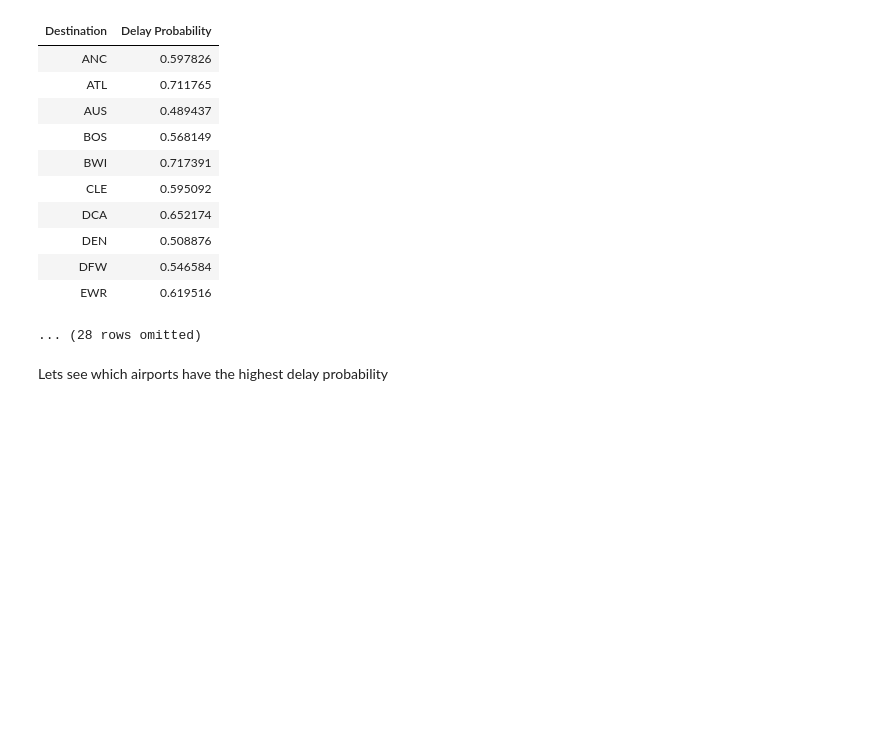
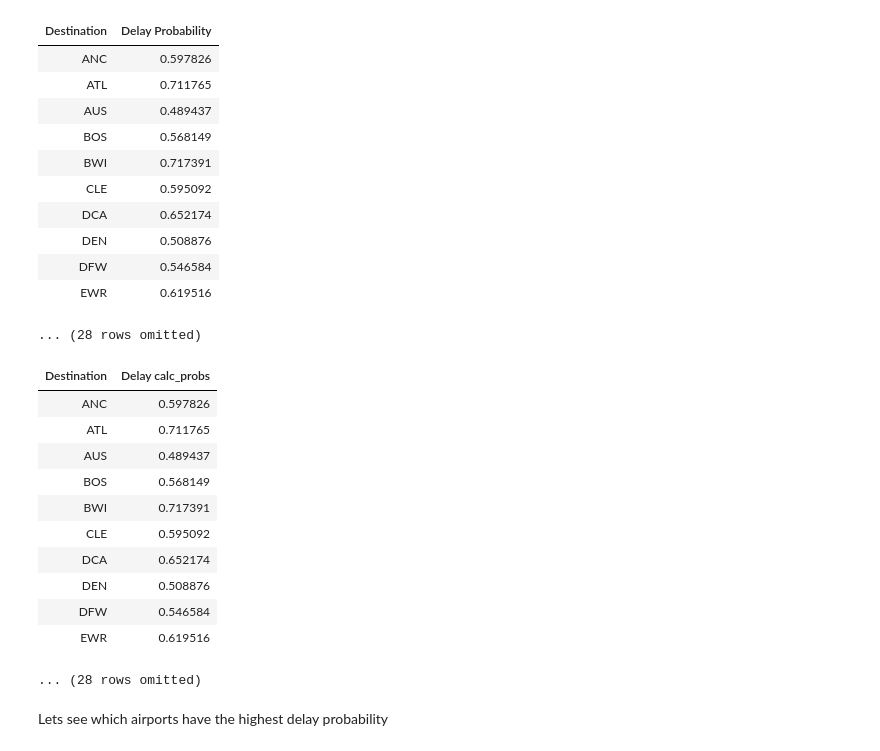
Before and after one commit to ucsb-ds/cmpsc5a-llm-fall24-students, a Jupyter notebook: lectures/Notebook-6.ipynb, the cells around one changed output. Saved outputs shown, nothing was run; the diff lists cells and outputs as text; code cells hidden in the pictures; blank space fills up the shorter version.

```diff
--- a/lectures/Notebook-6.ipynb
+++ b/lectures/Notebook-6.ipynb
@@ -402,9 +402,24 @@ delay_probabilities.relabeled('Delay', 'Delay Probability')
 # %%
 # Another way of doing it using methods we know!
 def calc_probs(delays):
+    """ # TODO write a sensible doc string """
     probability_delayed = np.count_nonzero(delays>0)/len(delays)
     return probability_delayed
 delay_prob_table = united_flights.select("Destination","Delay").group("Destination", collect=calc_probs)
+delay_prob_table
+# %% [output]
+| Destination | Delay calc_probs |
+| ANC | 0.597826 |
+| ATL | 0.711765 |
+| AUS | 0.489437 |
+| BOS | 0.568149 |
+| BWI | 0.717391 |
+| CLE | 0.595092 |
+| DCA | 0.652174 |
+| DEN | 0.508876 |
+| DFW | 0.546584 |
+| EWR | 0.619516 |
+... (28 rows omitted)
 # %% [markdown]
 Lets see which airports have the highest delay probability
 # %%
```
Also changed, not shown: parts of 9 cells of this notebook.
